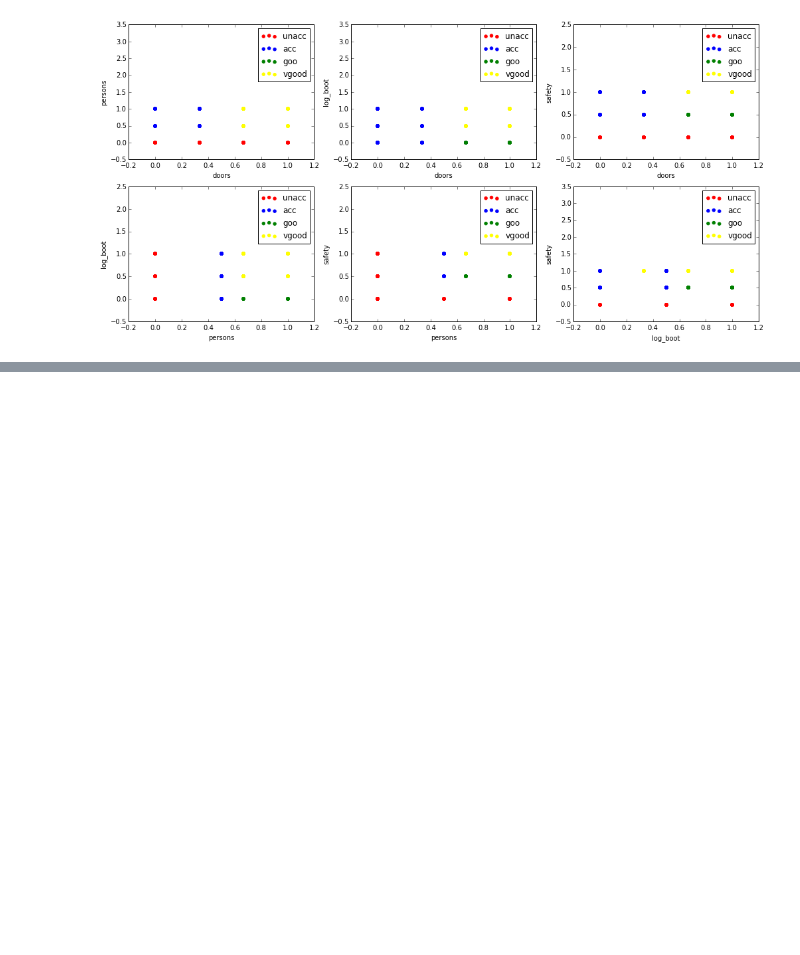
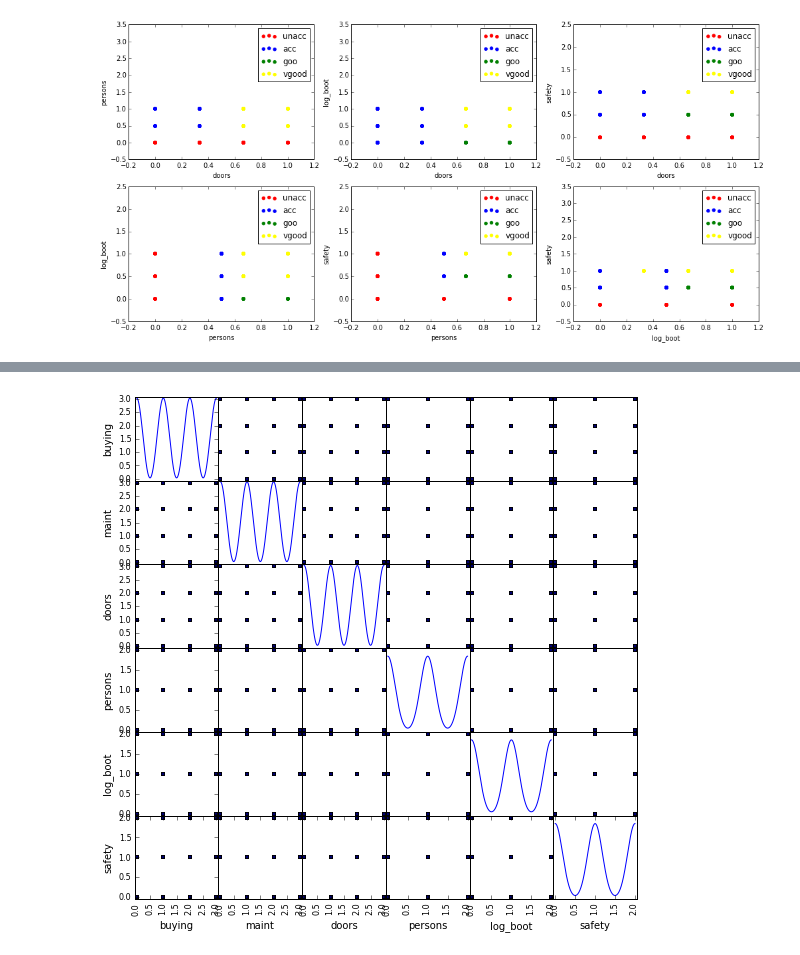
Before and after one commit to kmk4021/data_science, a Jupyter notebook: Homework2_Car_evalluation.ipynb, the cells around one changed output, grey strips where cells are left out. Saved outputs shown, nothing was run; the diff lists cells and outputs as text; code cells hidden in the pictures; blank space fills up the shorter version.

```diff
--- a/Homework2_Car_evalluation.ipynb
+++ b/Homework2_Car_evalluation.ipynb
@@ -346,0 +345,3 @@ for i in range(0, 6):
+# %%
+df2 = df.ix[:, 0:6]
+df2
@@ -346,0 +367,5 @@ for i in range(0, 6):
+# %%
+from pandas.tools.plotting import scatter_matrix
+_= scatter_matrix(df2, figsize=(9, 9), diagonal='kde')
+# %% [output]
+[figure, added]
```
Also changed, not shown: parts of 17 cells of this notebook.
